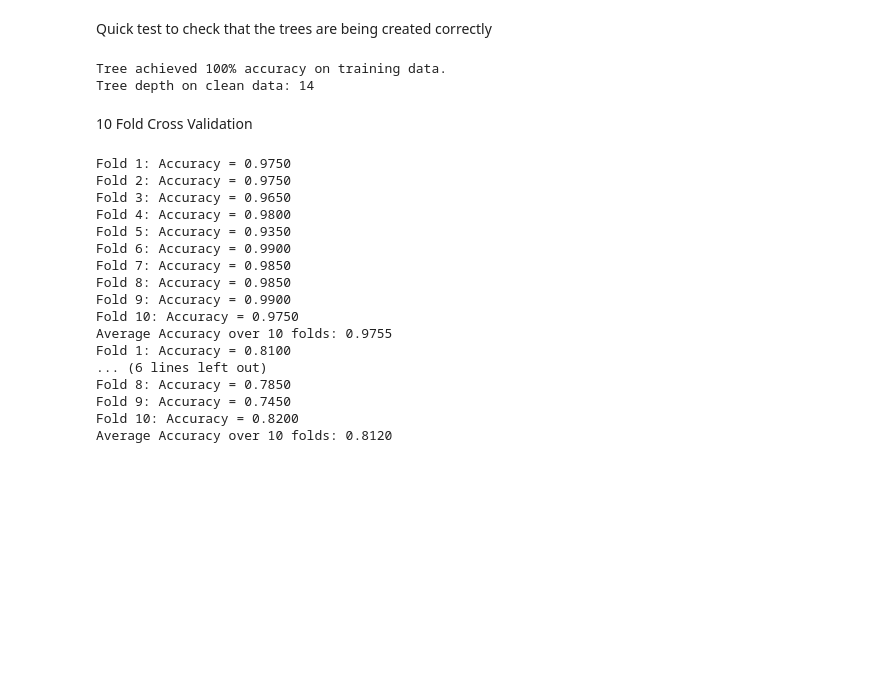
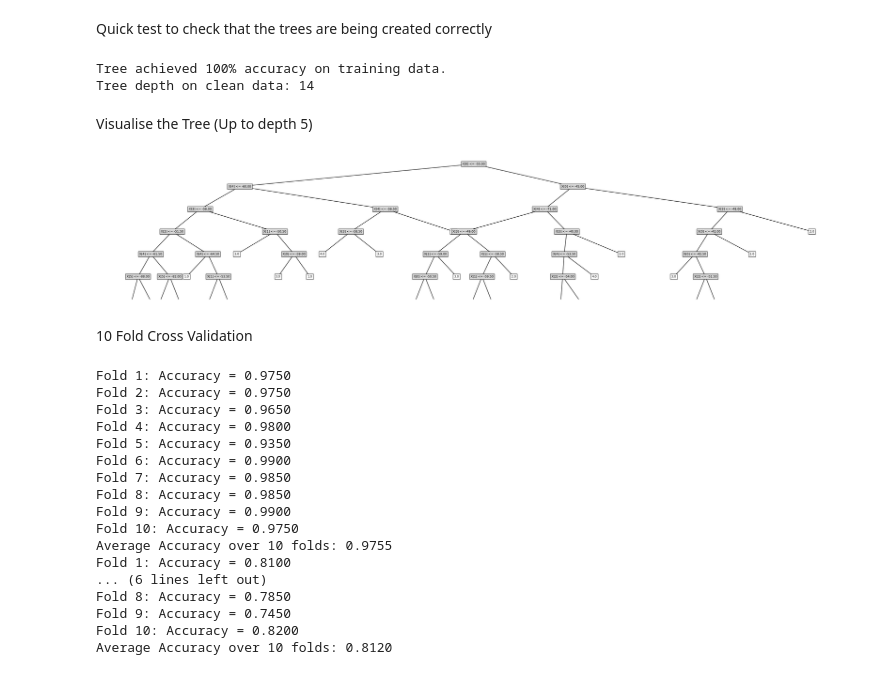
Before and after one commit to dhaulagiri0/intro-to-ml-cw-1, a Jupyter notebook: cw.ipynb, the cells around one changed output. Cells and saved outputs as stored; diff of their text form; code cells hidden in the pictures; blank space fills up the shorter version.

Commit message:
Add basic tree visualisation

```diff
--- a/cw.ipynb
+++ b/cw.ipynb
@@ -31,6 +31,13 @@ print(f"Tree achieved 100% accuracy on training data.\nTree depth on clean data:
 # %% [output]
 Tree achieved 100% accuracy on training data.
 Tree depth on clean data: 14
+# %% [markdown]
+Visualise the Tree (Up to depth 5)
+# %%
+plt = tree.visualise(1.8, 5)
+plt.show()
+# %% [output]
+[figure, added]
 # %% [markdown]
 10 Fold Cross Validation
 # %%
```
Also changed, not shown: 1 other file.
